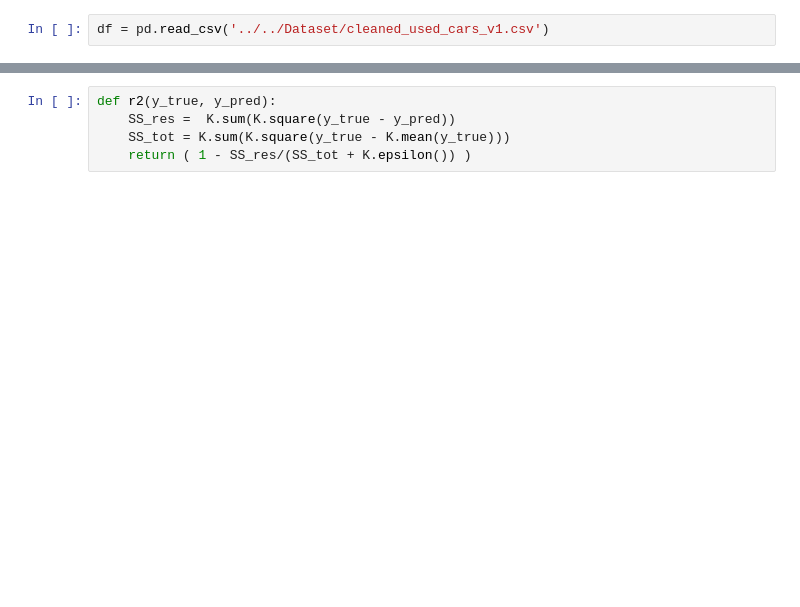
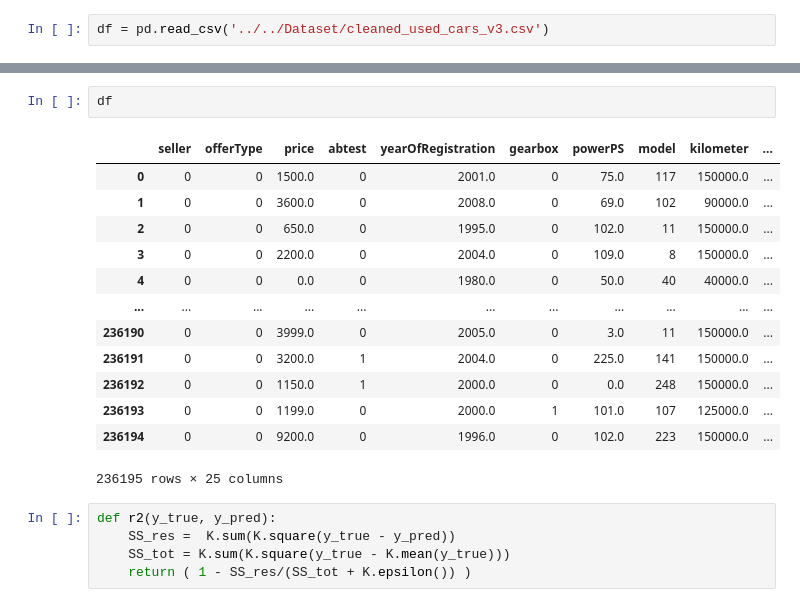
Before and after one commit to Adityanr/ca683_assignment_used_cars, a Jupyter notebook: Models/Deep Learning/deep_ll_v1_adam.ipynb, the cells around one changed output, grey strips where cells are left out. Cells and saved outputs as stored; diff of their text form; blank space fills up the shorter version.

Commit message:
refined deep learning model, corrected target variable issue and refactored data processing

```diff
--- a/Models/Deep Learning/deep_ll_v1_adam.ipynb
+++ b/Models/Deep Learning/deep_ll_v1_adam.ipynb
@@ -12,5 +16,5 @@ import tensorflow as tf
 # %%
-df = pd.read_csv('../../Dataset/cleaned_used_cars_v1.csv')
+df = pd.read_csv('../../Dataset/cleaned_used_cars_v3.csv')
 # %%
 df.shape
 # %% [output]
@@ -49,3 +49,19 @@ df_preprocessed
+# %%
+df
+# %% [output]
+|  | seller | offerType | price | abtest | yearOfRegistration | gearbox | powerPS | model | kilometer | ... |
+| 0 | 0 | 0 | 1500.0 | 0 | 2001.0 | 0 | 75.0 | 117 | 150000.0 | ... |
+| 1 | 0 | 0 | 3600.0 | 0 | 2008.0 | 0 | 69.0 | 102 | 90000.0 | ... |
+| 2 | 0 | 0 | 650.0 | 0 | 1995.0 | 0 | 102.0 | 11 | 150000.0 | ... |
+| 3 | 0 | 0 | 2200.0 | 0 | 2004.0 | 0 | 109.0 | 8 | 150000.0 | ... |
+| 4 | 0 | 0 | 0.0 | 0 | 1980.0 | 0 | 50.0 | 40 | 40000.0 | ... |
+| ... | ... | ... | ... | ... | ... | ... | ... | ... | ... | ... |
+| 236190 | 0 | 0 | 3999.0 | 0 | 2005.0 | 0 | 3.0 | 11 | 150000.0 | ... |
+| 236191 | 0 | 0 | 3200.0 | 1 | 2004.0 | 0 | 225.0 | 141 | 150000.0 | ... |
+| 236192 | 0 | 0 | 1150.0 | 1 | 2000.0 | 0 | 0.0 | 248 | 150000.0 | ... |
+| 236193 | 0 | 0 | 1199.0 | 0 | 2000.0 | 1 | 101.0 | 107 | 125000.0 | ... |
+| 236194 | 0 | 0 | 9200.0 | 0 | 1996.0 | 0 | 102.0 | 223 | 150000.0 | ... |
+236195 rows × 25 columns
 # %%
 def r2(y_true, y_pred):
     SS_res =  K.sum(K.square(y_true - y_pred))
```
Also changed, not shown: parts of 13 cells of this notebook, 4 other files.
